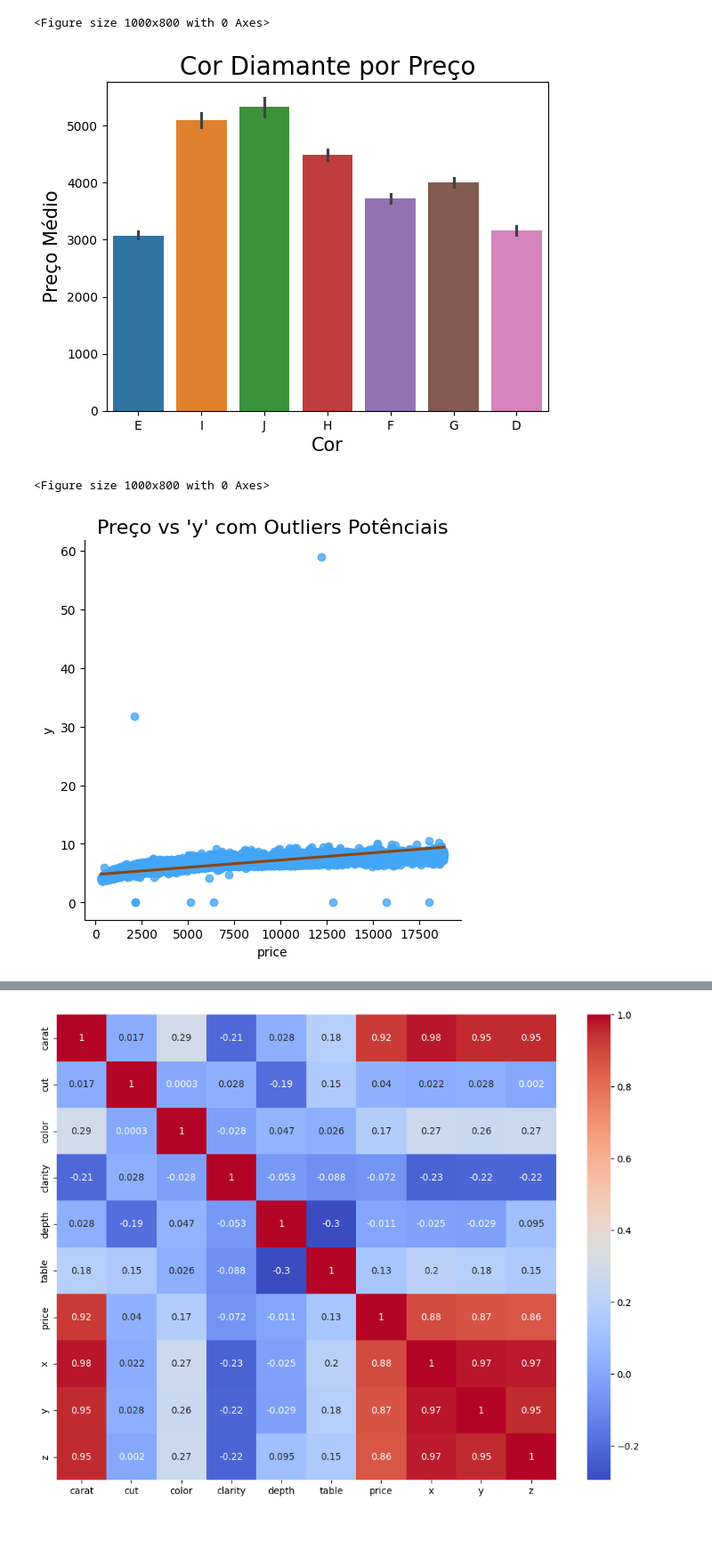
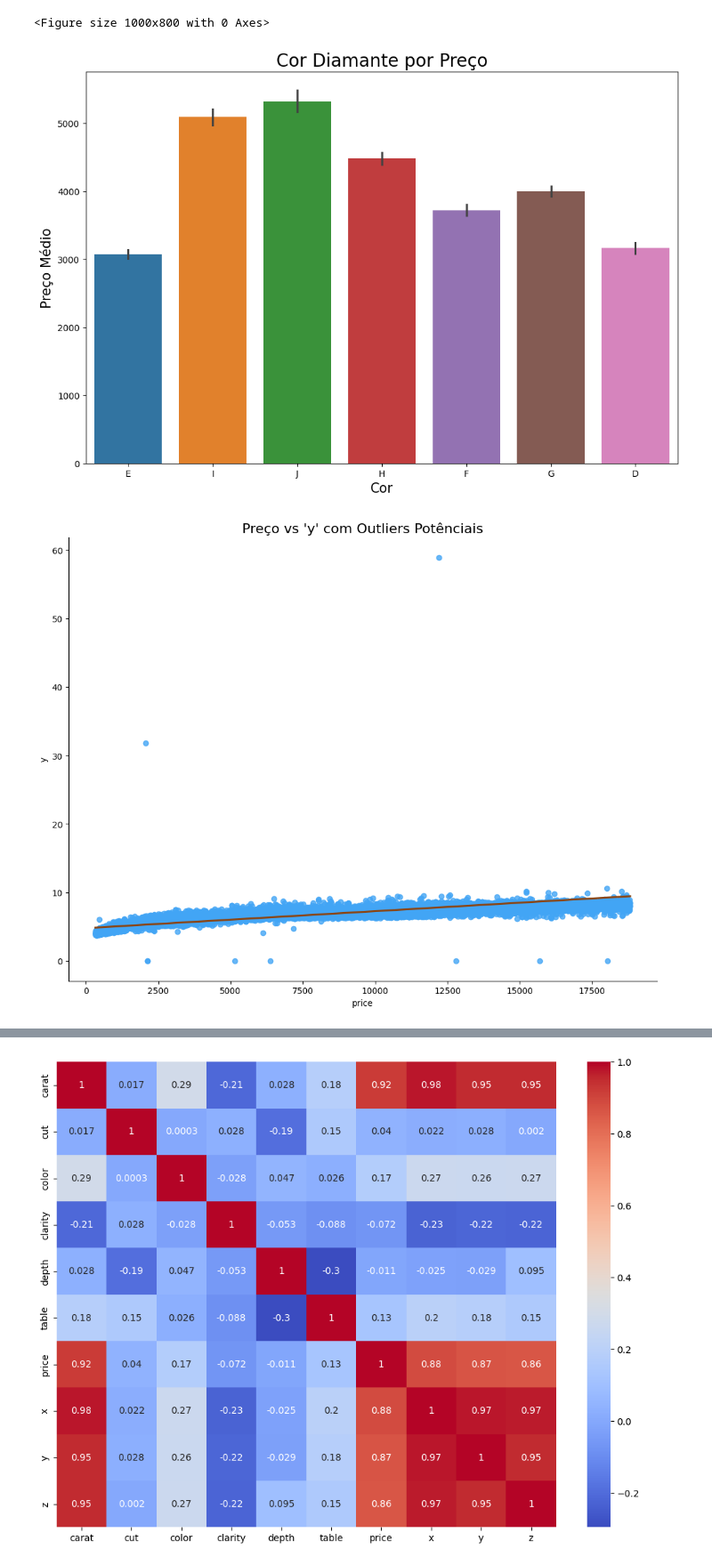
Before and after one commit to Turma1174/projetoML2, a Jupyter notebook: projeto.ipynb, the cells around one changed output, grey strips where cells are left out. Shown: that part at 89% size. Saved outputs shown, nothing was run; the diff lists cells and outputs as text; code cells hidden in the pictures; blank space fills up the shorter version.

```diff
--- a/projeto.ipynb
+++ b/projeto.ipynb
@@ -99,21 +99,21 @@ plt.show()
 <Figure size 1000x800 with 0 Axes>
 # %%
 # Criação do gráfico de barras
+plt.figure(figsize=(12, 8))
 ax = sns.barplot(x="color", y="price", data=df, hue='color')
 
 # Personalização do título e rótulos
 ax.set_title("Cor Diamante por Preço", fontsize=20)
 ax.set_ylabel("Preço Médio", fontsize=15)
 ax.set_xlabel("Cor", fontsize=15)
-plt.figure(figsize=(10, 8))
+
 
 plt.show()
 # %% [output]
-[figure, old version]
+[figure, new version]
-<Figure size 1000x800 with 0 Axes>
 # %%
 # Gráfico simples de regressão com foco em outliers
-sns.lmplot(x="price", y="y", data=df, scatter_kws={"color": "#42a5f5"}, line_kws={"color": "#8B4513"})
+sns.lmplot(x="price", y="y", data=df, scatter_kws={"color": "#42a5f5"}, line_kws={"color": "#8B4513"}, height=8, aspect=1.3)
 
 # Adicionando título
 plt.title("Preço vs 'y' com Outliers Potênciais", fontsize=16)
@@ -121,6 +121,6 @@ plt.title("Preço vs 'y' com Outliers Potênciais", fontsize=16)
 # Mostrando o gráfico
 plt.show()
 # %% [output]
-[figure, old version]
+[figure, new version]
 # %%
 # Gráfico simples de regressão com foco em outliers
```
Also changed, not shown: parts of 6 cells of this notebook.
